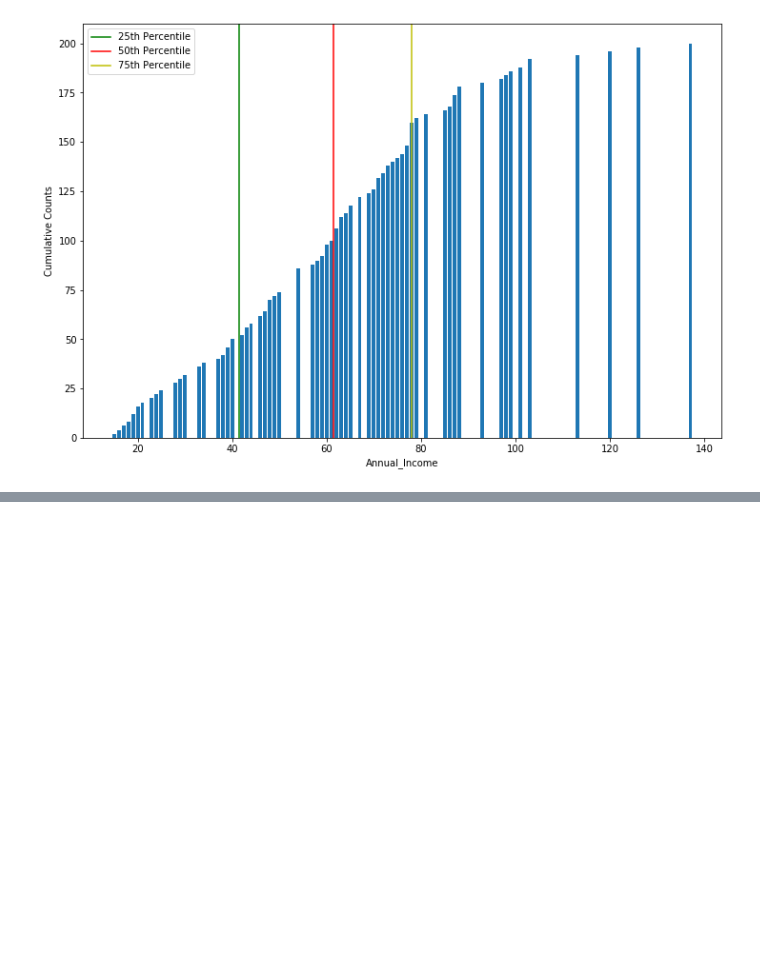
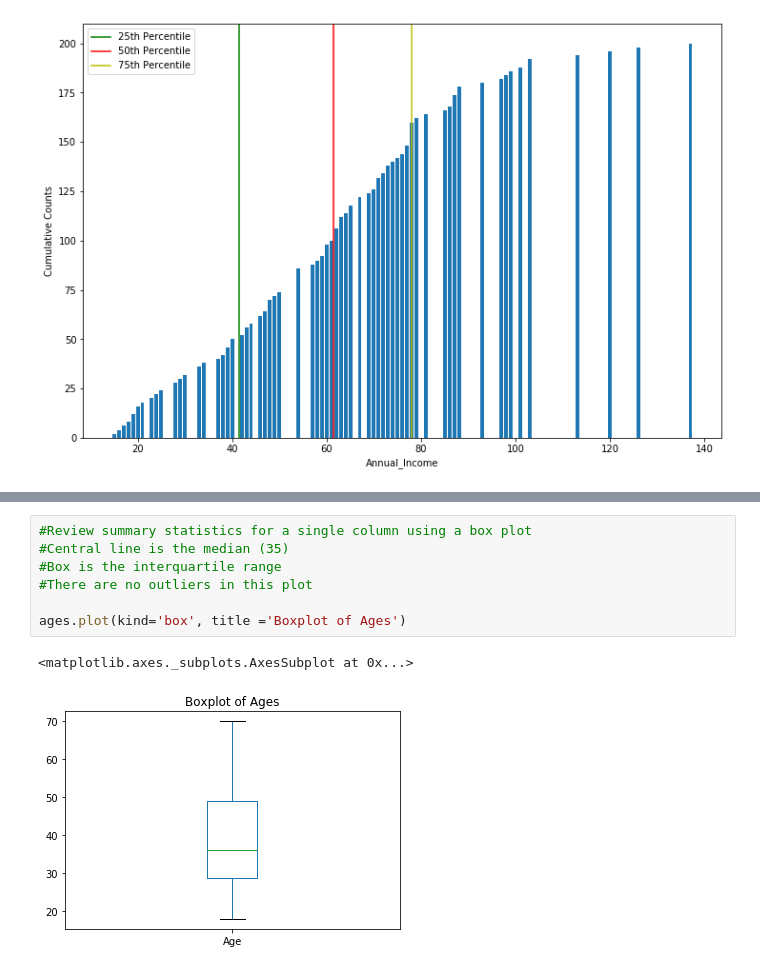
Before and after one commit to mellymillionz/python_notes, a Jupyter notebook: pandas_stats_review.ipynb/pandas_stats_review_lesson1.ipynb, the cells around one changed output, grey strips where cells are left out. Saved outputs shown, nothing was run; the diff lists cells and outputs as text; blank space fills up the shorter version.

```diff
--- a/pandas_stats_review.ipynb/pandas_stats_review_lesson1.ipynb
+++ b/pandas_stats_review.ipynb/pandas_stats_review_lesson1.ipynb
@@ -299,0 +347,10 @@ plt.legend()
+# %%
+#Review summary statistics for a single column using a box plot
+#Central line is the median (35)
+#Box is the interquartile range
+#There are no outliers in this plot
+
+ages.plot(kind='box', title ='Boxplot of Ages')
+# %% [output]
+<matplotlib.axes._subplots.AxesSubplot at 0x...>
+[figure, added]
```
Also changed, not shown: parts of 20 cells of this notebook.
